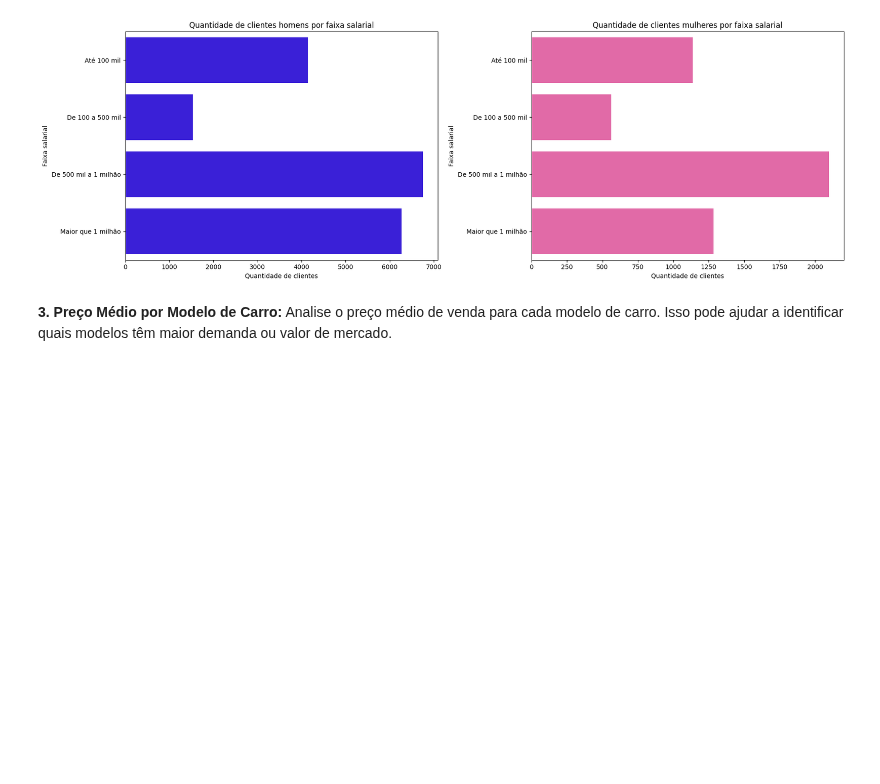
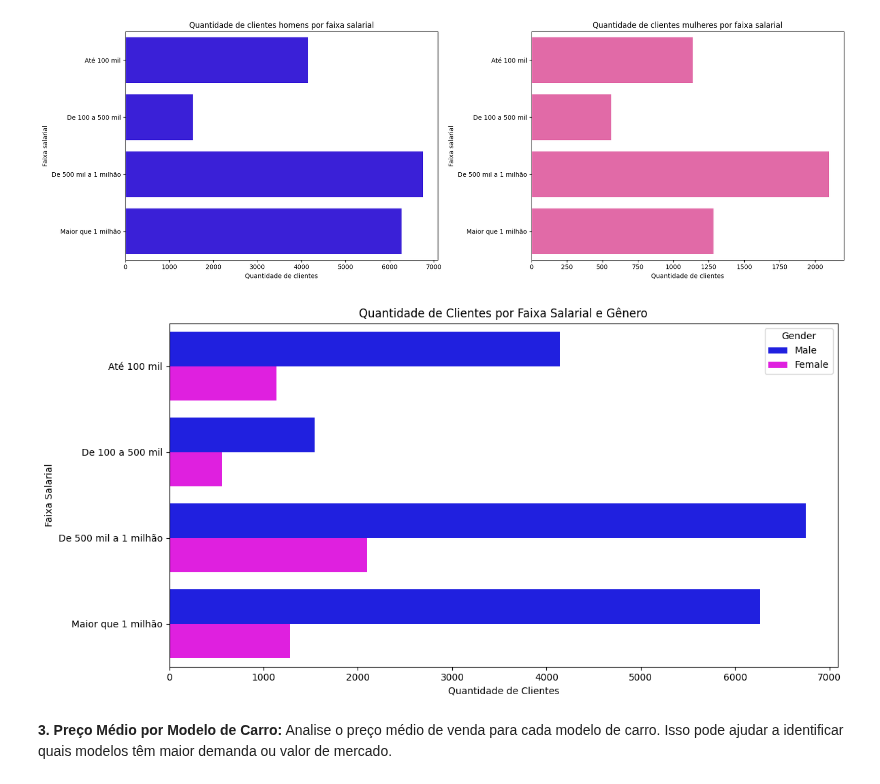
Before and after one commit to GabrielVila/Car-Sales-Report, a Jupyter notebook: projeto_carro.ipynb, the cells around one changed output. Drawn from its saved outputs; the diff is of its cells as text; code cells hidden in the pictures; blank space fills up the shorter version.

Commit message:
Gráficos adicionados
Questão 1 e 2

```diff
--- a/projeto_carro.ipynb
+++ b/projeto_carro.ipynb
@@ -236,6 +271,29 @@ plt.tight_layout()
 plt.show()
 # %% [output]
 [figure]
+# %%
+# Suponha que 'dados' seja o DataFrame original com os dados dos clientes
+# Primeiro, filtramos os dados para criar DataFrames separados para homens e mulheres
+male_category = dados[dados['Gender'] == 'Male']
+female_category = dados[dados['Gender'] == 'Female']
+
+# Em seguida, agrupamos cada DataFrame por 'Income_Category' e contamos o número de ocorrências de cada categoria
+male_income_category = male_category.groupby('Income_Category').size().reset_index(name='Quantity')
+female_income_category = female_category.groupby('Income_Category').size().reset_index(name='Quantity')
+
+# Combinando os DataFrames em um único DataFrame
+combined_data = pd.concat([male_income_category.assign(Gender='Male'), female_income_category.assign(Gender='Female')])
+
+# Criando o gráfico de barras combinado
+plt.figure(figsize=(12, 6))
+sns.barplot(x='Quantity', y='Income_Category', hue='Gender', data=combined_data, orient='h', palette={'Male': 'blue', 'Female': 'fuchsia'})
+plt.title('Quantidade de Clientes por Faixa Salarial e Gênero')
+plt.xlabel('Quantidade de Clientes')
+plt.ylabel('Faixa Salarial')
+plt.tight_layout()
+plt.show()
+# %% [output]
+[figure, added]
 # %% [markdown]
 **3. Preço Médio por Modelo de Carro:** Analise o preço médio de venda para cada modelo de carro. Isso pode ajudar a identificar quais modelos têm maior demanda ou valor de mercado.
 # %%
```
Also changed, not shown: parts of 1 cell of this notebook.
